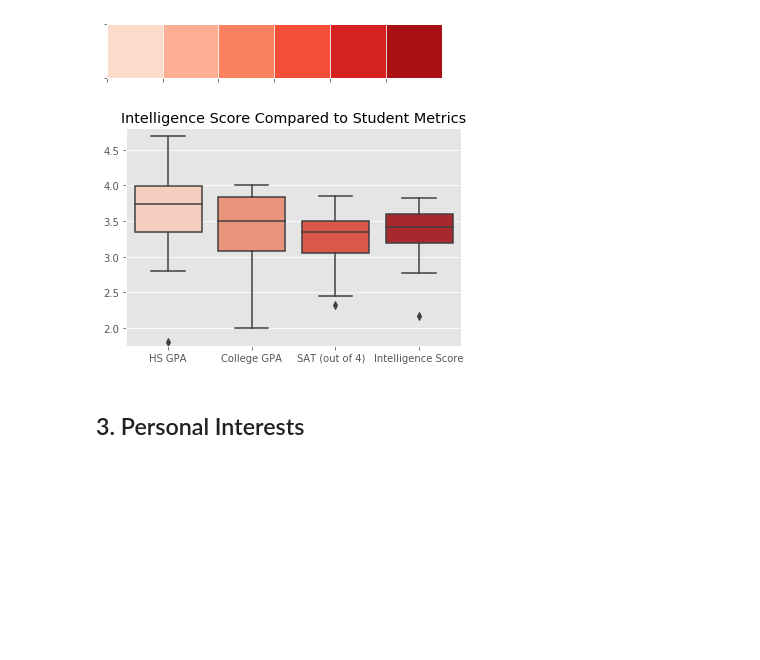
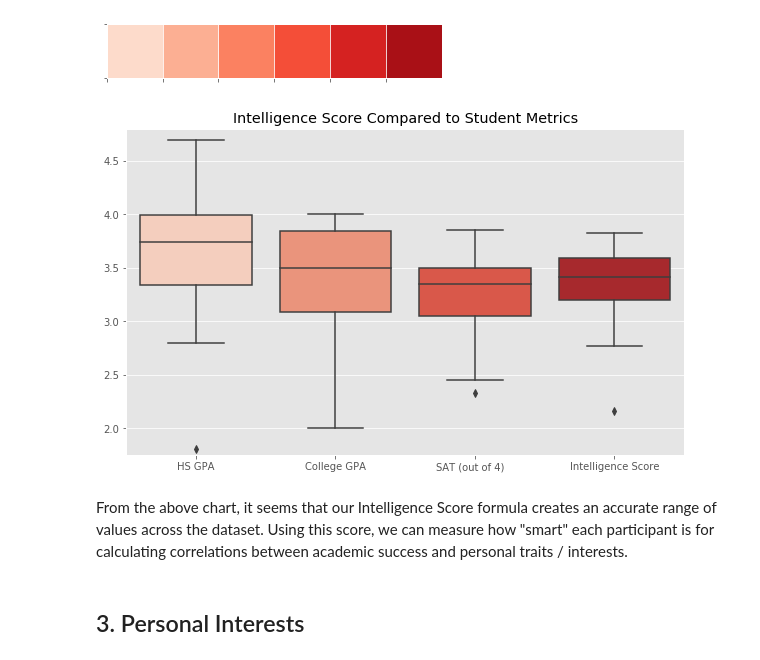
Before and after one commit to dennisfarmer/Factors-of-Academic-Success, a Jupyter notebook: eda.ipynb, the cells around one changed output. Cells and saved outputs as stored; diff of their text form; code cells hidden in the pictures; blank space fills up the shorter version.

```diff
--- a/eda.ipynb
+++ b/eda.ipynb
@@ -26,9 +26,13 @@ import numpy as np
 import matplotlib.pyplot as plt
 import seaborn as sns
 
+# My personal module for displaying dataframes
+from display_columns import divide_dataframe as dd
+
 pd.set_option('display.max_columns', None)
 pd.set_option('display.max_rows', None)
 
+figsize = (10,6)
 plt.style.use('ggplot')
 #print(plt.style.available)
 %matplotlib inline
@@ -328,20 +324,21 @@ sns.palplot(sns.color_palette("Reds"))
 # %% [output]
 [figure]
 # %%
-ax = sns.boxplot(data = [surveydata["hs_gpa"],
-                         surveydata["college_gpa"],
-                         surveydata["converted_sat"] / 400,
-                         surveydata["i_score"]],
-                palette = "Reds")
-
+fig, ax = plt.subplots(figsize=figsize)
+sns.boxplot(ax=ax,
+            data = [surveydata["hs_gpa"],
+                    surveydata["college_gpa"],
+                    surveydata["converted_sat"] / 400,
+                    surveydata["i_score"]],
+            palette = "Reds")
 ax.set_title("Intelligence Score Compared to Student Metrics")
 ax.set_ylim((1.75,4.8))
 plt.xticks(np.arange(4), ('HS GPA', 'College GPA', 'SAT (out of 4)   ', 'Intelligence Score'))
 plt.savefig('Graphs/BplotScores.png')
-
-plt.show()
 # %% [output]
-[figure, old version]
+[figure, new version]
+# %% [markdown]
+From the above chart, it seems that our Intelligence Score formula creates an accurate range of values across the dataset. Using this score, we can measure how "smart" each participant is for calculating correlations between academic success and personal traits / interests.
 # %% [markdown]
 ## 3. Personal Interests
 # %%
```
Also changed, not shown: parts of 19 cells of this notebook, 9 other files.
